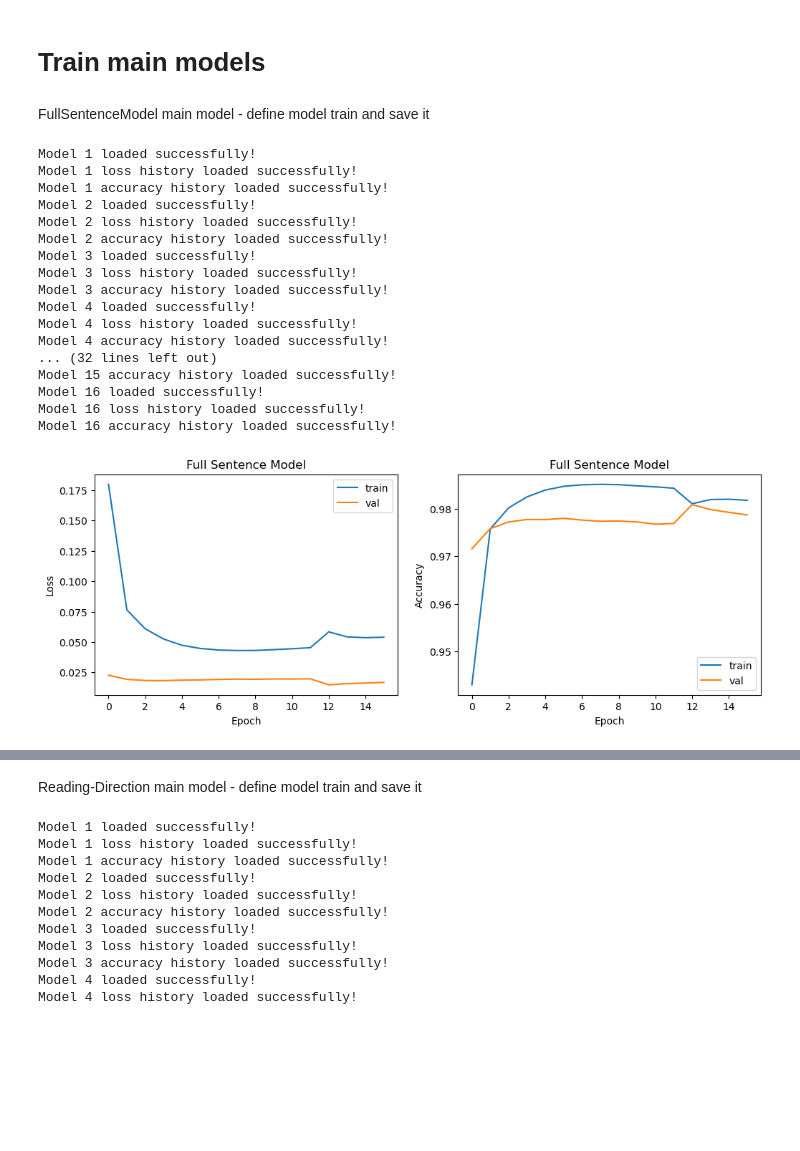
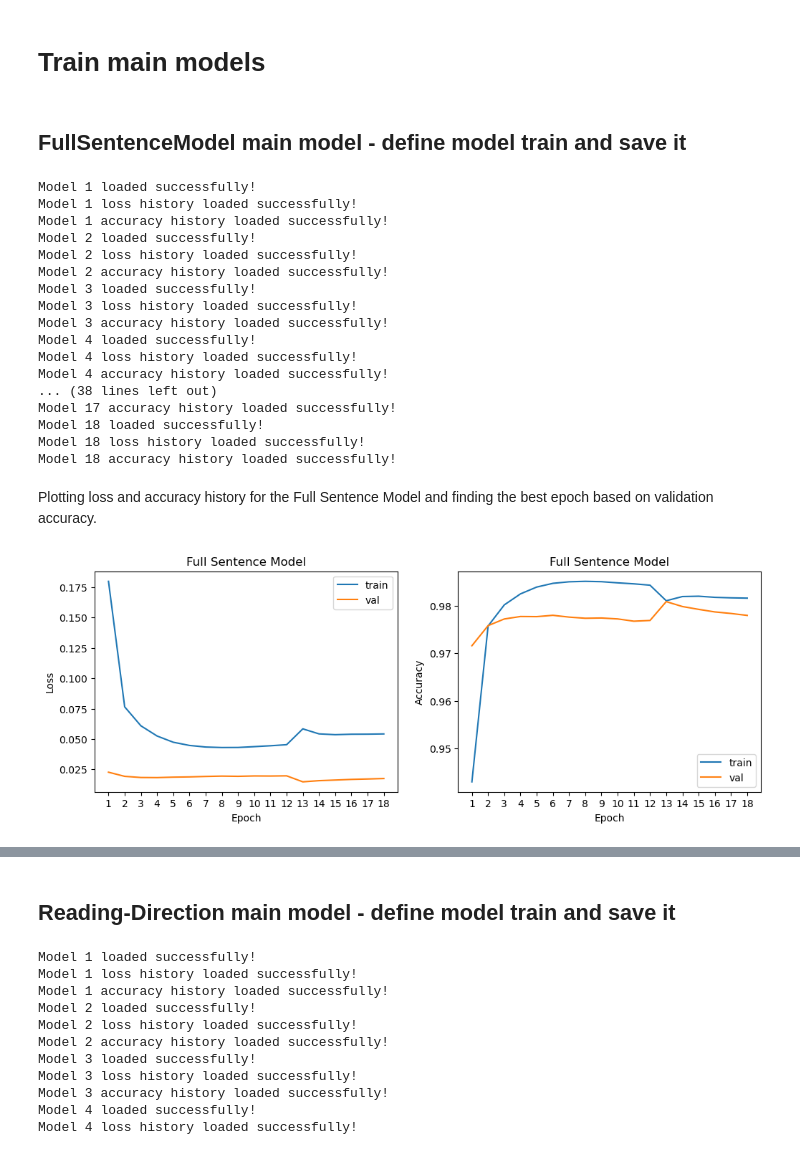
Before and after one commit to Lior-Baruch/Partial_Diacritization, a Jupyter notebook: PunctuationRestoration_DualModel_LSTM.ipynb, the cells around one changed output, grey strips where cells are left out. Saved outputs shown, nothing was run; the diff lists cells and outputs as text; code cells hidden in the pictures; blank space fills up the shorter version.

Commit message:
added loding best epoch model

```diff
--- a/PunctuationRestoration_DualModel_LSTM.ipynb
+++ b/PunctuationRestoration_DualModel_LSTM.ipynb
@@ -1291,7 +1294,7 @@ Best Reading Direction model val accuracy: 0.6208962934263206
 # %% [markdown]
 # Train main models
 # %% [markdown]
-FullSentenceModel main model - define model train and save it
+## FullSentenceModel main model - define model train and save it
 # %%
 # Hyperparameters
 char_vocab_size = alephbert_tokenizer.vocab_size
@@ -1299,7 +1302,7 @@ char_embedding_dim = 32
 word_hidden_dim = 16
 char_hidden_dim = 512
 num_labels = len(label_to_id)
-num_epochs = 16
+num_epochs = 18
 learning_rate = 0.001
 no_nikud_weight = 1
 
@@ -1362,33 +1365,53 @@ Model 3 accuracy history loaded successfully!
 Model 4 loaded successfully!
 Model 4 loss history loaded successfully!
 Model 4 accuracy history loaded successfully!
-... (32 lines left out)
-Model 15 accuracy history loaded successfully!
-Model 16 loaded successfully!
-Model 16 loss history loaded successfully!
-Model 16 accuracy history loaded successfully!
+... (38 lines left out)
+Model 17 accuracy history loaded successfully!
+Model 18 loaded successfully!
+Model 18 loss history loaded successfully!
+Model 18 accuracy history loaded successfully!
+# %% [markdown]
+Plotting loss and accuracy history for the Full Sentence Model and finding the best epoch based on validation accuracy.
 # %%
 # plot loss and accuracy history
 plt.figure(figsize=(12, 4))
 plt.subplot(1, 2, 1)
-plt.plot(train_full_sentence_model_loss_history, label='train')
-plt.plot(val_full_sentence_model_loss_history, label='val')
+
+# create tuples of epoch number and loss for train and validation sets
+train_full_sentence_model_loss_history_epoch_tuples = [(i+1, loss) for i, loss in enumerate(train_full_sentence_model_loss_history)]
+val_full_sentence_model_loss_history_epoch_tuples = [(i+1, loss) for i, loss in enumerate(val_full_sentence_model_loss_history)]
+
+# plot train and validation loss
+plt.plot(*zip(*train_full_sentence_model_loss_history_epoch_tuples), label='train')
+plt.plot(*zip(*val_full_sentence_model_loss_history_epoch_tuples), label='val')
+plt.xticks(np.arange(1, num_epochs+1, 1))
 plt.title('Full Sentence Model')
 plt.xlabel('Epoch')
 plt.ylabel('Loss')
 plt.legend()
+
 plt.subplot(1, 2, 2)
-plt.plot(train_full_sentence_model_accuracy_history, label='train')
-plt.plot(val_full_sentence_model_accuracy_history, label='val')
+
+# create tuples of epoch number and accuracy for train and validation sets
+train_full_sentence_model_accuracy_history_epoch_tuples = [(i+1, accuracy) for i, accuracy in enumerate(train_full_sentence_model_accuracy_history)]
+val_full_sentence_model_accuracy_history_epoch_tuples = [(i+1, accuracy) for i, accuracy in enumerate(val_full_sentence_model_accuracy_history)]
+
+# plot train and validation accuracy
+plt.plot(*zip(*train_full_sentence_model_accuracy_history_epoch_tuples), label='train')
+plt.plot(*zip(*val_full_sentence_model_accuracy_history_epoch_tuples), label='val')
+plt.xticks(np.arange(1, num_epochs+1, 1))
 plt.title('Full Sentence Model')
 plt.xlabel('Epoch')
 plt.ylabel('Accuracy')
 plt.legend()
 plt.show()
 
-print("best val accuracy: {}, at epoch {}".format(
-    max(val_full_sentence_model_accuracy_history),
-    np.argmax(val_full_sentence_model_accuracy_history) + 1
-))
+# find best epoch based on validation accuracy
+full_sentence_best_epoch = np.argmax(val_full_sentence_model_accuracy_history) + 1
+print(f'Best model is from epoch {full_sentence_best_epoch}, with val accuracy of {val_full_sentence_model_accuracy_history[full_sentence_best_epoch-1]*100:.2f}%')
+
+# load best model
+full_sentence_model.load_state_dict(torch.load(f'full-sentence-final-models/full_model_{full_sentence_best_epoch}_epoch.pt'))
+print(f'Loaded best model from epoch {full_sentence_best_epoch} successfully!')
 # %% [output]
-[figure, old version]
+[figure, new version]
@@ -1395,5 +1420,5 @@ print("best val accuracy: {}, at epoch {}".format(
 # %% [markdown]
-Reading-Direction main model - define model train and save it
+## Reading-Direction main model - define model train and save it
 # %%
 # Hyperparameters
 char_vocab_size = alephbert_tokenizer.vocab_size
```
Also changed, not shown: parts of 15 cells of this notebook.
